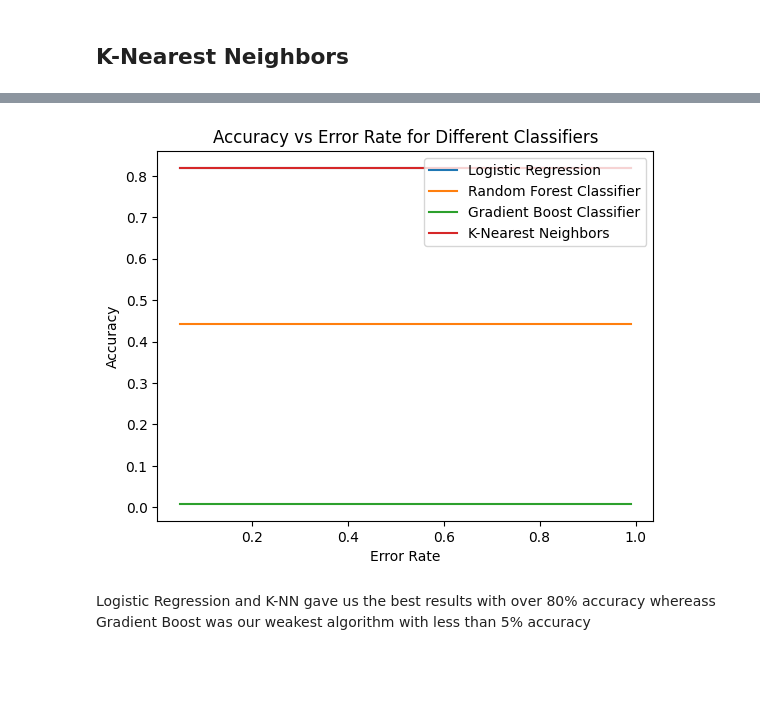
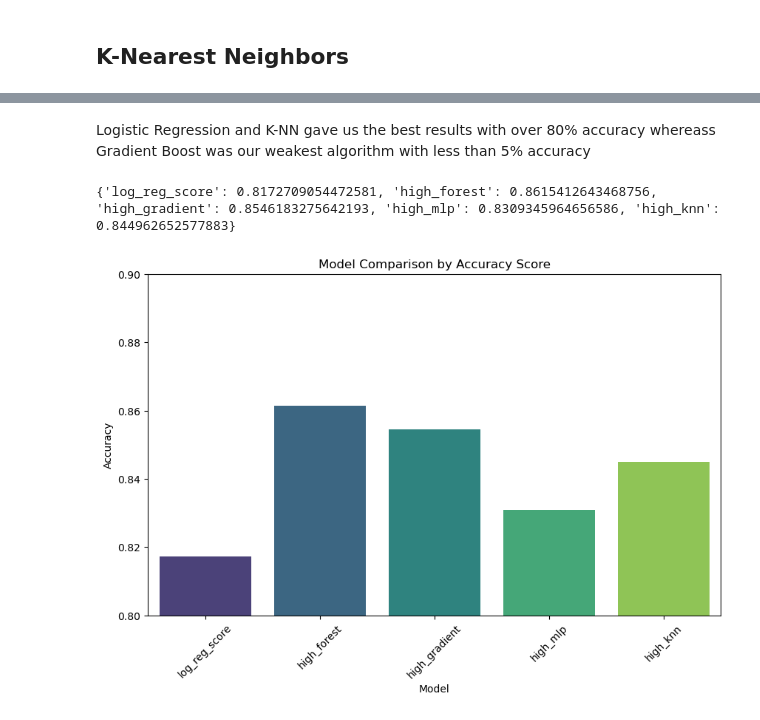
Before and after one commit to AlbertNg02/food-insecurity-prediction, a Jupyter notebook: data_explore.ipynb, the cells around one changed output, grey strips where cells are left out. Saved outputs shown, nothing was run; the diff lists cells and outputs as text; code cells hidden in the pictures; blank space fills up the shorter version.

```diff
--- a/data_explore.ipynb
+++ b/data_explore.ipynb
@@ -552,37 +594,30 @@ plt.show()
-# %%
-classifier_names = ["Logistic Regression",
-              "Random Forest Classifier",
-              "Gradient Boost Classifier",
-              "K-Nearest Neighbors"]
-classifiers = [log_reg_model, rfc_model, gbc_model, knn_model]
-
-maxdepths = [0.95, 0.90, 0.75, 0.50, 0.01]
-error_rate = 1.0 - np.array(maxdepths)
-
-all_scores = []
-
-index = 0
-for clf in classifiers:
-    name = classifier_names[index]
-    scores = []
-    for depth in maxdepths:
-        #print(depth)
-        clf.fit(data_train, target_train)
-        score = clf.score(data_test, target_test)
-        scores.append(score)
-    all_scores.append(scores)
-    #plt.plot(error_rate, scores, label=name)
-    index += 1
-
-for name, scores in zip(classifier_names, all_scores):
-    plt.plot(error_rate, scores, label=name)
-
-plt.legend(loc="upper right")
-plt.xlabel('Error Rate')
-plt.ylabel('Accuracy')
-plt.title('Accuracy vs Error Rate for Different Classifiers')
-plt.show()
-# %% [output]
-[figure, removed]
 # %% [markdown]
 Logistic Regression and K-NN gave us the best results with over 80% accuracy whereass Gradient Boost was our weakest algorithm with less than 5% accuracy
+# %%
+print(highest_accuracy)
+
+# {'log_reg_score': 0.8172709054472581, 'high_forest': 0.8615412643468756, 'high_gradient': 0.8546183275642193, 'high_mlp': 0.8309345964656586, 'high_knn': 0.844962652577883}
+# %% [output]
+{'log_reg_score': 0.8172709054472581, 'high_forest': 0.8615412643468756, 'high_gradient': 0.8546183275642193, 'high_mlp': 0.8309345964656586, 'high_knn': 0.844962652577883}
+# %%
+import seaborn as sns
+import matplotlib.pyplot as plt
+
+
+# Prepare data for plotting
+models = list(highest_accuracy.keys())  # Model names
+scores = list(highest_accuracy.values())  # Accuracy scores
+
+# Convert data into a DataFrame
+import pandas as pd
+data = pd.DataFrame(list(highest_accuracy.items()), columns=['Model', 'Accuracy'])
+
+# Create the bar plot
+plt.figure(figsize=(10, 6))
+bar_plot = sns.barplot(x='Model', y='Accuracy', data=data, palette='viridis')
+plt.title('Model Comparison by Accuracy Score')
+plt.ylim(0.8, 0.9)  # Optional: Adjust the y-axis to zoom in on differences
+plt.xticks(rotation=45)  # Rotate model names for better visibility
+plt.show()
+# %% [output]
+[figure, added]
```
Also changed, not shown: parts of 14 cells of this notebook.
